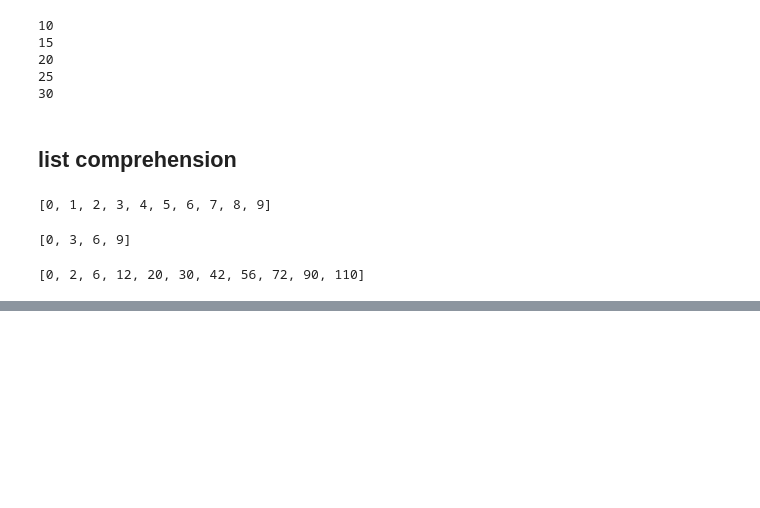
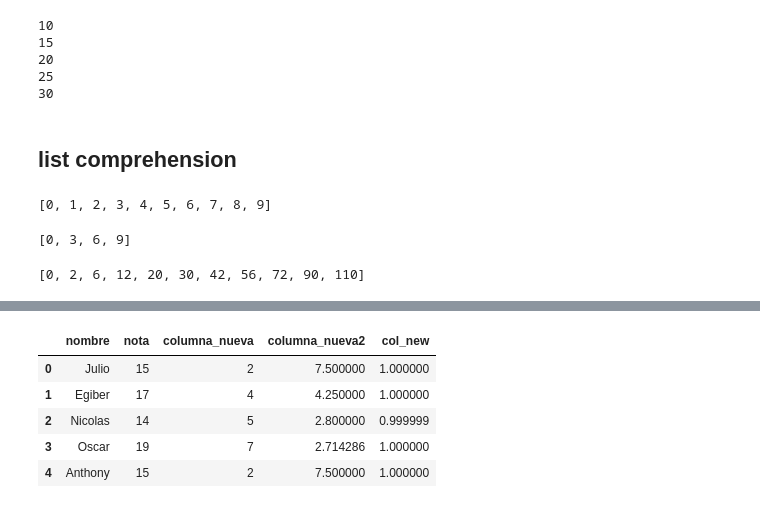
Before and after one commit to JCaballerot/Programacion_en_Python, a Jupyter notebook: resumen/ClassCode.ipynb, the cells around one changed output, grey strips where cells are left out. Saved outputs shown, nothing was run; the diff lists cells and outputs as text; code cells hidden in the pictures; blank space fills up the shorter version.

```diff
--- a/resumen/ClassCode.ipynb
+++ b/resumen/ClassCode.ipynb
@@ -250,0 +289,8 @@ for x in range(10, 31, 5):
+# %%
+pddf = pd.DataFrame({'nombre': ['Julio', 'Egiber', 'Nicolas', 'Oscar', 'Anthony'],
+                     'nota': [15, 17, 14, 19, 15]})
+# %%
+pddf['columna_nueva'] = [2, 4, 5, 7, 2]
+# %%
+pddf['columna_nueva2'] = pddf['nota']/pddf['columna_nueva']
+pddf
@@ -250,0 +310,10 @@ for x in range(10, 31, 5):
+# %%
+pddf['col_new'] = pddf['nota'].apply(lambda x: 1/(1 + exp(-x)))
+pddf
+# %% [output]
+|  | nombre | nota | columna_nueva | columna_nueva2 | col_new |
+| 0 | Julio | 15 | 2 | 7.500000 | 1.000000 |
+| 1 | Egiber | 17 | 4 | 4.250000 | 1.000000 |
+| 2 | Nicolas | 14 | 5 | 2.800000 | 0.999999 |
+| 3 | Oscar | 19 | 7 | 2.714286 | 1.000000 |
+| 4 | Anthony | 15 | 2 | 7.500000 | 1.000000 |
```
Also changed, not shown: parts of 15 cells of this notebook.
